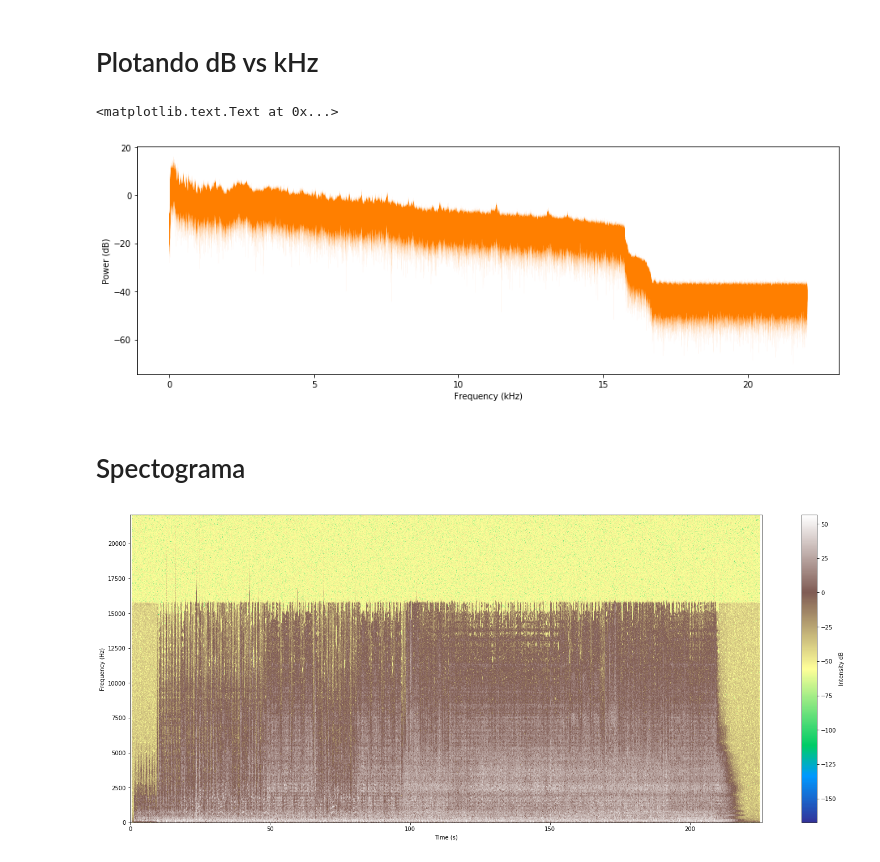
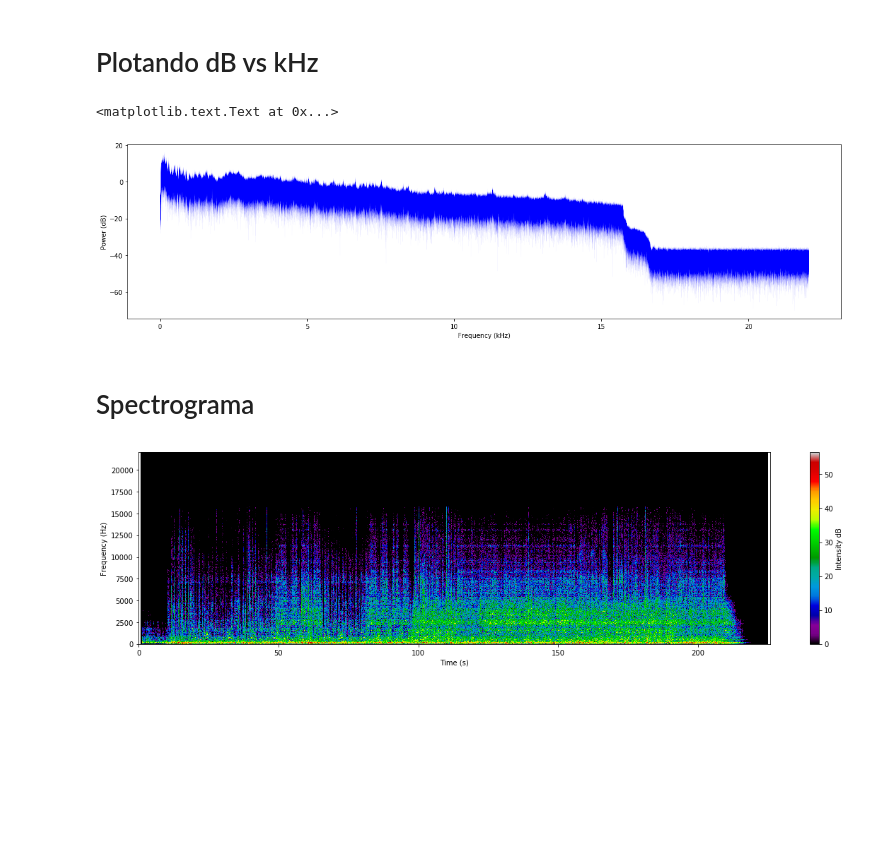
Before and after one commit to samuelpordeus/sinais, a Jupyter notebook: Sinais.ipynb, the cells around one changed output. Drawn from its saved outputs; the diff is of its cells as text; code cells hidden in the pictures; blank space fills up the shorter version.

```diff
--- a/Sinais.ipynb
+++ b/Sinais.ipynb
@@ -74,30 +77,28 @@ plt.ylabel('Amplitude')
 # Plotando dB vs kHz
 # %%
 n = len(channel1)
+
 fourier = fourier[0:int(n/2)]
-
-# scale by the number of points so that the magnitude does not depend on the length
 fourier = fourier / float(n)
-
-#calculate the frequency at each point in Hz
 freqArray = np.arange(0, (n/2), 1.0) * (rate*1.0/n);
 
-plt.figure(1, figsize=(15,5))
-plt.plot(freqArray/1000, 10*np.log10(fourier), color='#ff7f00', linewidth=0.02)
+plt.figure(1, figsize=(20,5))
+plt.plot(freqArray/1000, 10*np.log10(fourier), color ='blue', linewidth=0.02)
 plt.xlabel('Frequency (kHz)')
 plt.ylabel('Power (dB)')
 # %% [output]
 <matplotlib.text.Text at 0x...>
-[figure, old version]
+[figure, new version]
 # %% [markdown]
-# Spectograma
+# Spectrograma
 # %%
-plt.figure(1, figsize=(25,10))
-Pxx, freqs, bins, im = plt.specgram(channel1, Fs=rate, NFFT=1024, cmap=plt.get_cmap('terrain'), window=mlab.window_hanning)
+plt.figure(1, figsize=(20,5))
+Pxx, freqs, bins, im = plt.specgram(channel1, Fs=rate, vmin=0, NFFT=1024, cmap=plt.get_cmap('nipy_spectral'), window=mlab.window_hanning)
 cbar=plt.colorbar(im)
 plt.xlabel('Time (s)')
 plt.ylabel('Frequency (Hz)')
 cbar.set_label('Intensity dB')
-plt.savefig("/home/samuelspordeus/fft.pdf", dpi = 200)
+# plt.axis([0, length, 0, 7500])
+# plt.savefig("/home/samuelspordeus/fft.pdf", dpi = 200)
 # %% [output]
-[figure, old version]
+[figure, new version]
```
Also changed, not shown: parts of 28 cells of this notebook, 13 other files.
